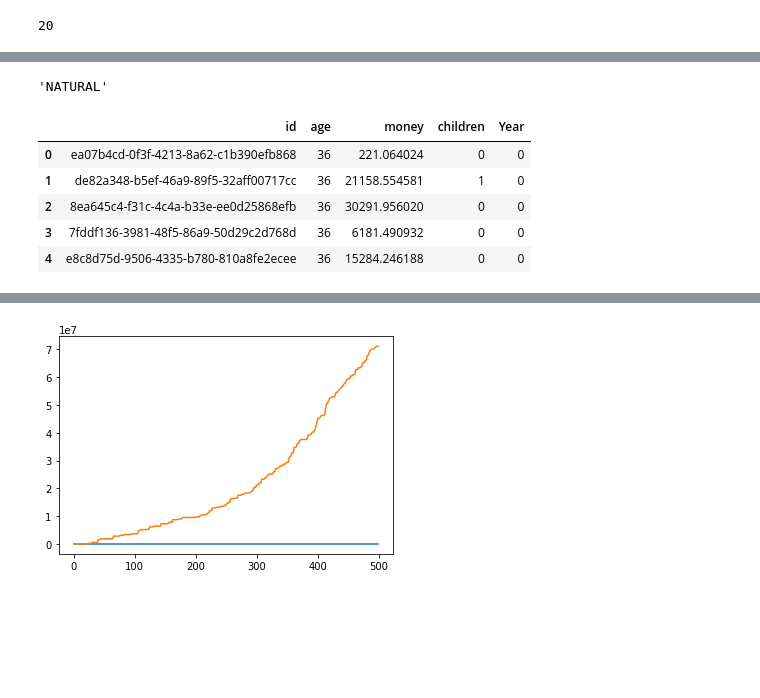
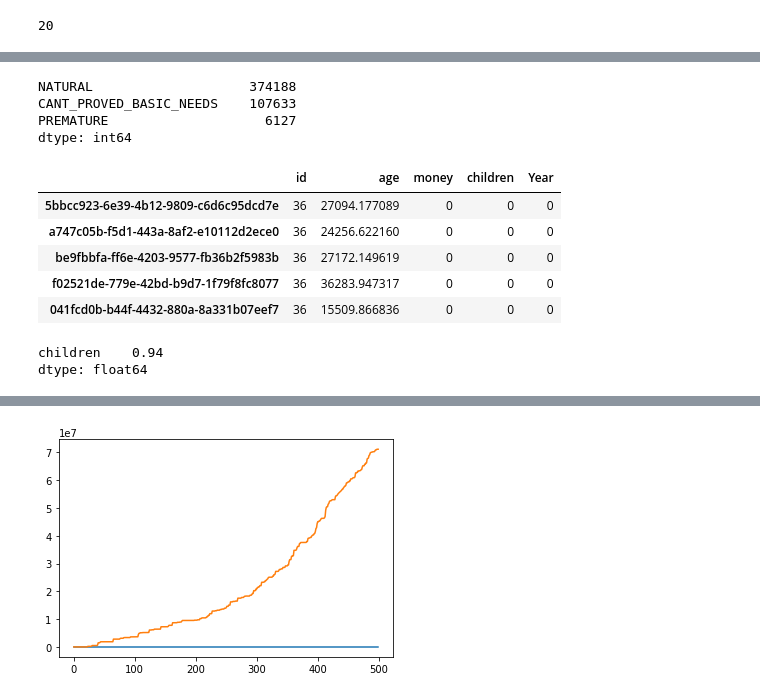
Before and after one commit to tiagovportela/WorldWealth, a Jupyter notebook: WorldWealth/notebook.ipynb, the cells around one changed output, grey strips where cells are left out. Cells and saved outputs as stored; diff of their text form; code cells hidden in the pictures; blank space fills up the shorter version.

```diff
--- a/WorldWealth/notebook.ipynb
+++ b/WorldWealth/notebook.ipynb
@@ -42,19 +44,27 @@ cause_of_death = list()
 for person in world.dead_population:
     cause_of_death.append(person.cause_of_death)
 # %%
-pd.Series(cause_of_death).value_counts().index[0]
+pd.Series(cause_of_death).value_counts()#.index[0]
 # %% [output]
-'NATURAL'
+NATURAL                    374188
+CANT_PROVED_BASIC_NEEDS    107633
+PREMATURE                    6127
+dtype: int64
 # %%
-data = pd.read_csv('population.csv', names= "id,age,money,children,Year".split(','))
+data = pd.read_csv('people.csv', names= "id,age,money,children,Year".split(','))
 data.head()
 # %% [output]
 |  | id | age | money | children | Year |
-| 0 | ea07b4cd-0f3f-4213-8a62-c1b390efb868 | 36 | 221.064024 | 0 | 0 |
-| 1 | de82a348-b5ef-46a9-89f5-32aff00717cc | 36 | 21158.554581 | 1 | 0 |
-| 2 | 8ea645c4-f31c-4c4a-b33e-ee0d25868efb | 36 | 30291.956020 | 0 | 0 |
-| 3 | 7fddf136-3981-48f5-86a9-50d29c2d768d | 36 | 6181.490932 | 0 | 0 |
-| 4 | e8c8d75d-9506-4335-b780-810a8fe2ecee | 36 | 15284.246188 | 0 | 0 |
+| 5bbcc923-6e39-4b12-9809-c6d6c95dcd7e | 36 | 27094.177089 | 0 | 0 | 0 |
+| a747c05b-f5d1-443a-8af2-e10112d2ece0 | 36 | 24256.622160 | 0 | 0 | 0 |
+| be9fbbfa-ff6e-4203-9577-fb36b2f5983b | 36 | 27172.149619 | 0 | 0 | 0 |
+| f02521de-779e-42bd-b9d7-1f79f8fc8077 | 36 | 36283.947317 | 0 | 0 | 0 |
+| 041fcd0b-b44f-4432-880a-8a331b07eef7 | 36 | 15509.866836 | 0 | 0 | 0 |
+# %%
+data[['id', 'children']].groupby('id').max().mean()
+# %% [output]
+children    0.94
+dtype: float64
 # %%
 state = pd.read_csv('state.csv', names= "money,Year".split(','))
 state.head()
```
Also changed, not shown: parts of 8 cells of this notebook, 6 other files.
